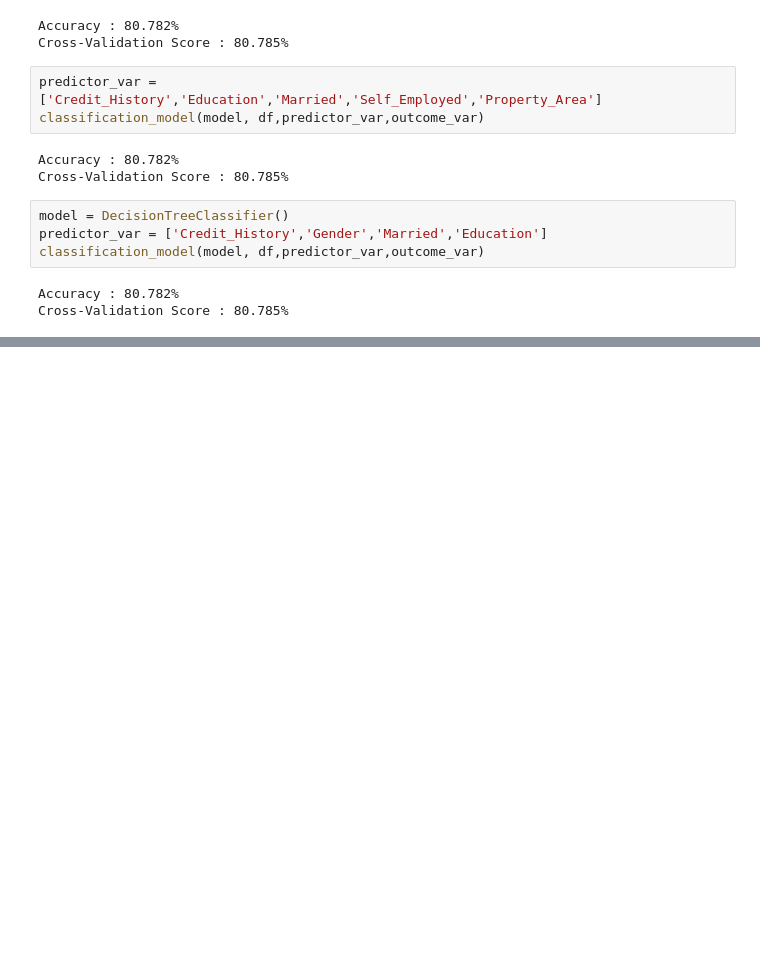
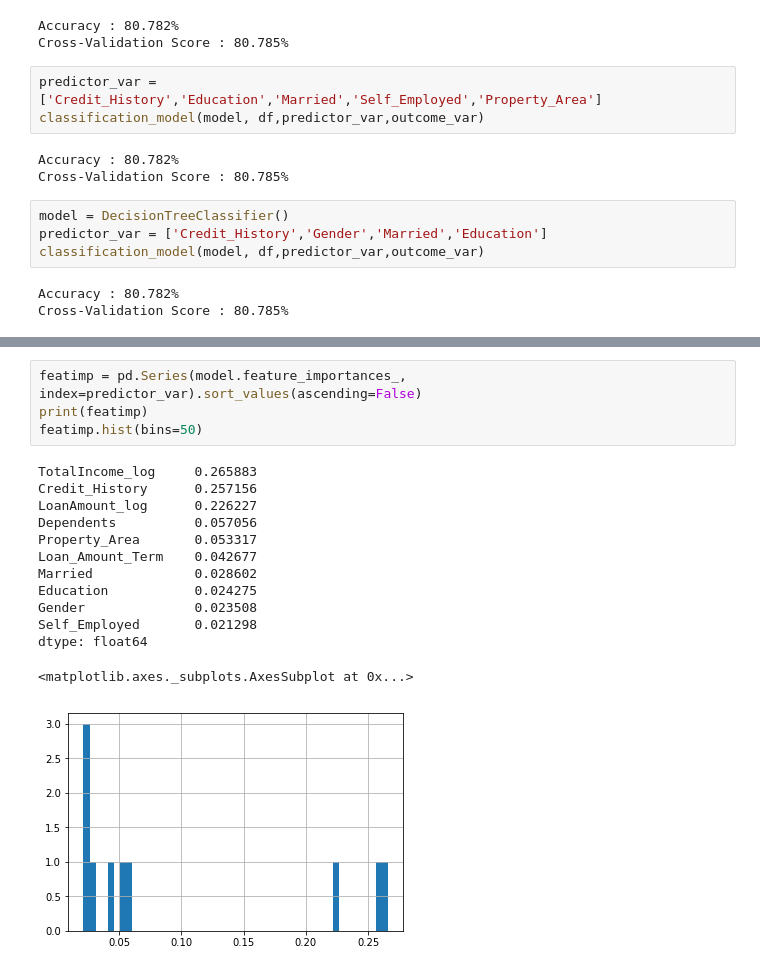
Before and after one commit to dralmostright/loanpredict, a Jupyter notebook: loanPredict.ipynb, the cells around one changed output, grey strips where cells are left out. Saved outputs shown, nothing was run; the diff lists cells and outputs as text; blank space fills up the shorter version.

```diff
--- a/loanPredict.ipynb
+++ b/loanPredict.ipynb
@@ -351,0 +352,18 @@ Cross-Validation Score : 77.528%
+# %%
+featimp = pd.Series(model.feature_importances_, index=predictor_var).sort_values(ascending=False)
+print(featimp)
+featimp.hist(bins=50)
+# %% [output]
+TotalIncome_log     0.265883
+Credit_History      0.257156
+LoanAmount_log      0.226227
+Dependents          0.057056
+Property_Area       0.053317
+Loan_Amount_Term    0.042677
+Married             0.028602
+Education           0.024275
+Gender              0.023508
+Self_Employed       0.021298
+dtype: float64
+<matplotlib.axes._subplots.AxesSubplot at 0x...>
+[figure, added]
```
Also changed, not shown: parts of 4 cells of this notebook.
